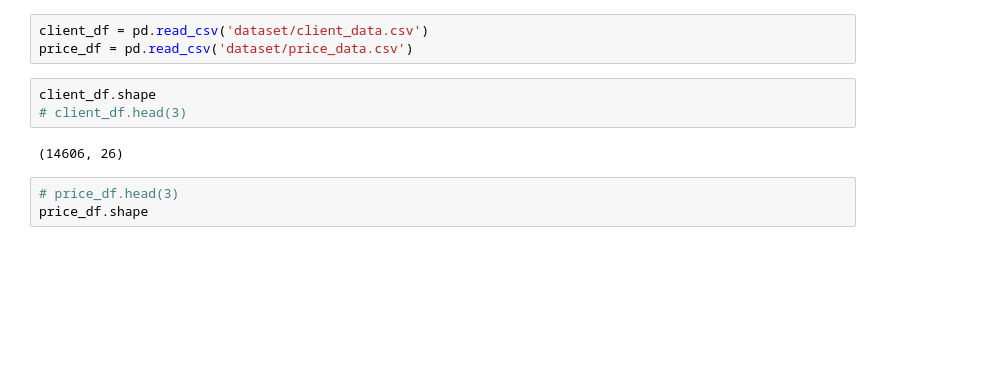
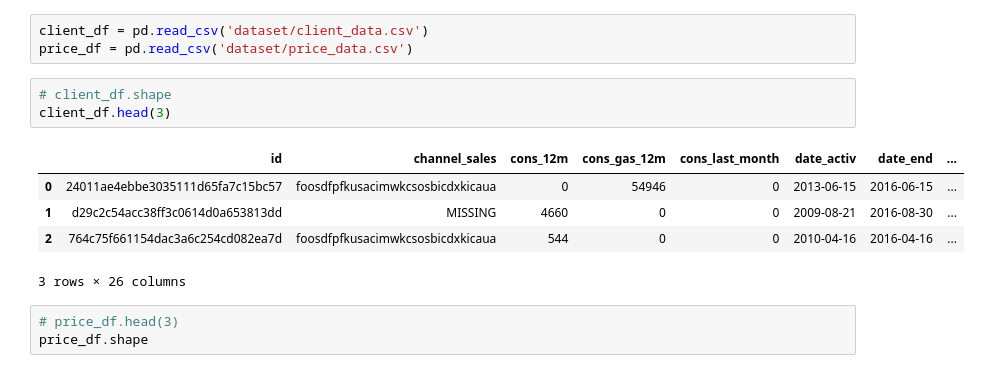
Before and after one commit to yash013/sme_customer_churn_problem, a Jupyter notebook: eda.ipynb, the cells around one changed output. Saved outputs shown, nothing was run; the diff lists cells and outputs as text; blank space fills up the shorter version.

```diff
--- a/eda.ipynb
+++ b/eda.ipynb
@@ -20,10 +20,14 @@ sns.set(color_codes=True)
 client_df = pd.read_csv('dataset/client_data.csv')
 price_df = pd.read_csv('dataset/price_data.csv')
 # %%
-client_df.shape
-# client_df.head(3)
+# client_df.shape
+client_df.head(3)
 # %% [output]
+|  | id | channel_sales | cons_12m | cons_gas_12m | cons_last_month | date_activ | date_end | ... |
+| 0 | 24011ae4ebbe3035111d65fa7c15bc57 | foosdfpfkusacimwkcsosbicdxkicaua | 0 | 54946 | 0 | 2013-06-15 | 2016-06-15 | ... |
+| 1 | d29c2c54acc38ff3c0614d0a653813dd | MISSING | 4660 | 0 | 0 | 2009-08-21 | 2016-08-30 | ... |
+| 2 | 764c75f661154dac3a6c254cd082ea7d | foosdfpfkusacimwkcsosbicdxkicaua | 544 | 0 | 0 | 2010-04-16 | 2016-04-16 | ... |
-(14606, 26)
+3 rows × 26 columns
 # %%
 # price_df.head(3)
 price_df.shape
```
Also changed, not shown: parts of 2 cells of this notebook.
